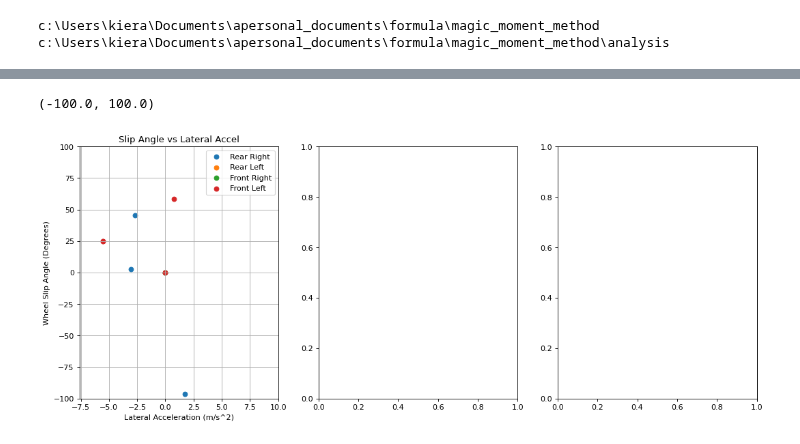
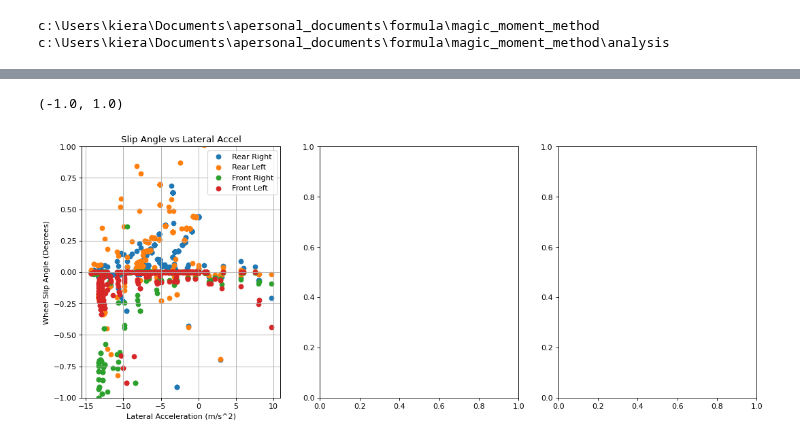
Before and after one commit to LonghornRacingElectric/magic_moment_method, a Jupyter notebook: analysis/ggv_plotter.ipynb, the cells around one changed output, grey strips where cells are left out. Drawn from its saved outputs; the diff is of its cells as text; code cells hidden in the pictures.

```diff
--- a/analysis/ggv_plotter.ipynb
+++ b/analysis/ggv_plotter.ipynb
@@ -31,3 +14,10 @@ for index, row in df.iterrows():
+# %%
+df = pd.read_csv("MMM.csv")
+tires = ["front_left", "front_right", "rear_left", "rear_right"]
+df = df[df["roll"]*180/np.pi < 3]
+for tire in tires:
+    x = df[f"{tire}_tire_is_saturated"]
+    df = df[(df[f"{tire}_tire_is_saturated"] == False) & (df[f"{tire}_tire_tire_centric_forces_2"] > 1) & (df[f"{tire}_tire_tire_centric_forces_2"] < 4000)]
 # %%
 
 plt.scatter(df["vehicle_accelerations_NTB_1"], df["vehicle_accelerations_NTB_0"], s= 10)
@@ -77,17 +91,18 @@ axs[2].legend()
 # %%
 fig, axs = plt.subplots(1,3,figsize=(16, 6), dpi=80)
 
-
-axs[0].scatter(df['vehicle_accelerations_NTB_1'], df['wheel_slip_ratios_2'], label='Rear Right')
-axs[0].scatter(df['vehicle_accelerations_NTB_1'], df['wheel_slip_ratios_3'], label='Rear Left')
-axs[0].scatter(df['vehicle_accelerations_NTB_1'], df['wheel_slip_ratios_1'], label='Front Right')
-axs[0].scatter(df['vehicle_accelerations_NTB_1'], df['wheel_slip_ratios_0'], label='Front Left')
+# for tire in tires:
+#     axs[0].scatter(df2["vehicle_accelerations_NTB_1"], df2[f"{tire}_tire_tire_centric_forces_0"], label = tire)
+axs[0].scatter(df['vehicle_accelerations_NTB_1'], df['wheel_speed_3'], label='Rear Right')
+axs[0].scatter(df['vehicle_accelerations_NTB_1'], df['wheel_speed_4'], label='Rear Left')
+axs[0].scatter(df['vehicle_accelerations_NTB_1'], df['wheel_speed_2'], label='Front Right')
+axs[0].scatter(df['vehicle_accelerations_NTB_1'], df['wheel_speed_1'], label='Front Left')
 axs[0].legend()
 axs[0].set_xlabel("Lateral Acceleration (m/s^2)")
 axs[0].set_ylabel('Wheel Slip Angle (Degrees)')
 axs[0].set_title("Slip Angle vs Lateral Accel")
 axs[0].grid()
-axs[0].set_ylim([-100, 100])
+axs[0].set_ylim([-1, 1])
 # %% [output]
-(-100.0, 100.0)
+(-1.0, 1.0)
-[figure, old version]
+[figure, new version]
```
Also changed, not shown: parts of 6 cells of this notebook, 9 other files.
